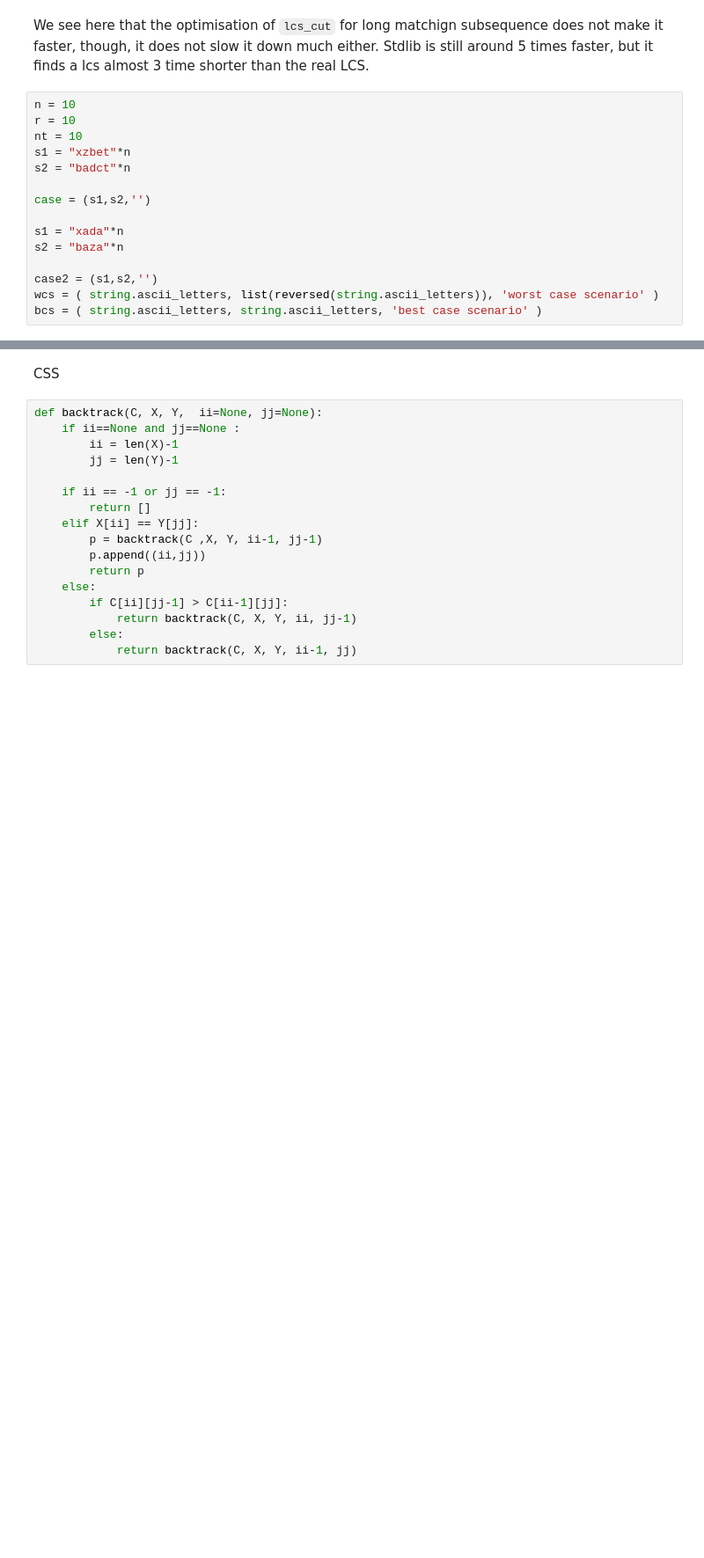
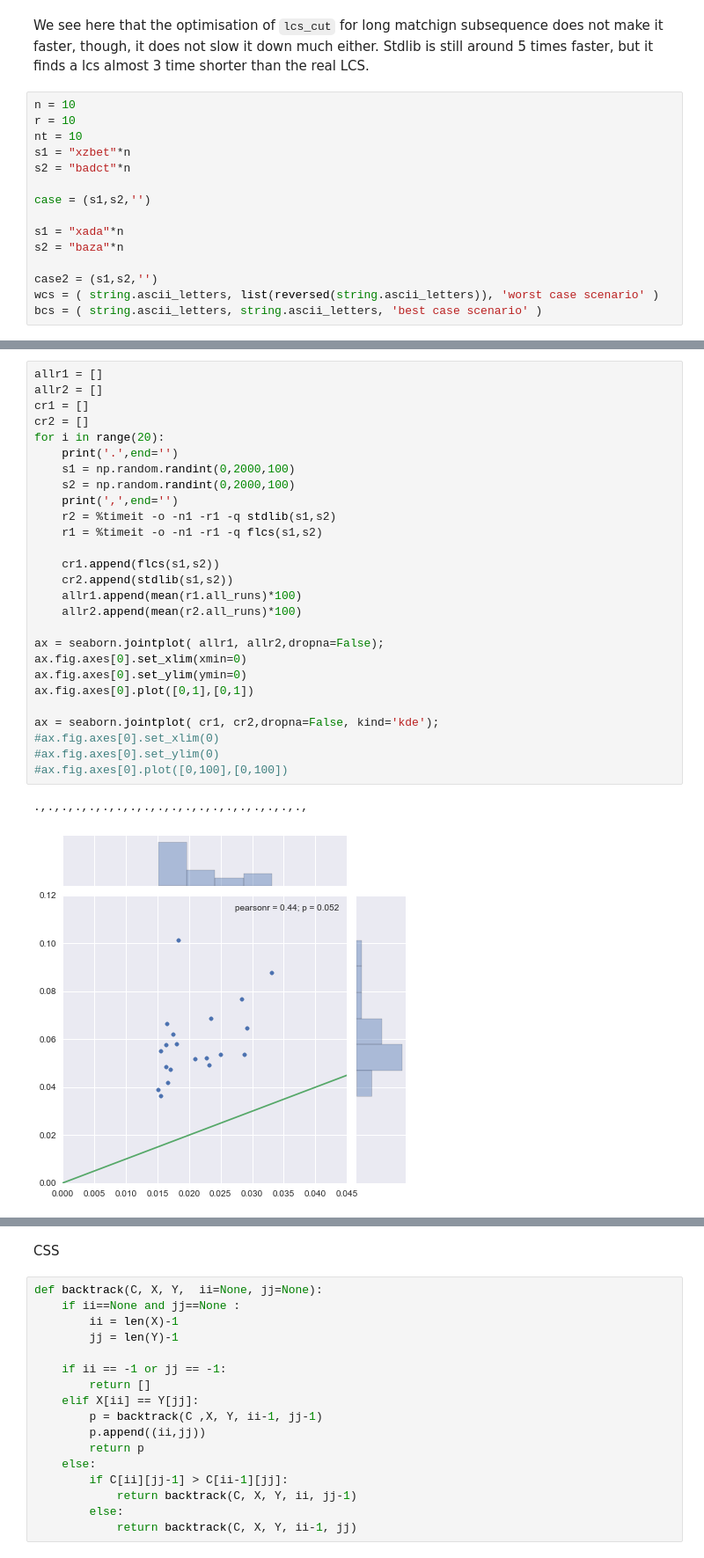
Before and after one commit to Carreau/difflib2.py, a Jupyter notebook: examples/difflib2.ipynb, the cells around one changed output, grey strips where cells are left out. Shown: that part at 88% size. Drawn from its saved outputs; the diff is of its cells as text; blank space fills up the shorter version.

```diff
--- a/examples/difflib2.ipynb
+++ b/examples/difflib2.ipynb
@@ -824,0 +1029,30 @@ pass
+# %%
+allr1 = []
+allr2 = []
+cr1 = []
+cr2 = []
+for i in range(20):
+    print('.',end='')
+    s1 = np.random.randint(0,2000,100)
+    s2 = np.random.randint(0,2000,100)
+    print(',',end='')
+    r2 = %timeit -o -n1 -r1 -q stdlib(s1,s2)
+    r1 = %timeit -o -n1 -r1 -q flcs(s1,s2)
+
+    cr1.append(flcs(s1,s2))
+    cr2.append(stdlib(s1,s2))
+    allr1.append(mean(r1.all_runs)*100)
+    allr2.append(mean(r2.all_runs)*100)
+
+ax = seaborn.jointplot( allr1, allr2,dropna=False);
+ax.fig.axes[0].set_xlim(xmin=0)
+ax.fig.axes[0].set_ylim(ymin=0)
+ax.fig.axes[0].plot([0,1],[0,1])
+
+ax = seaborn.jointplot( cr1, cr2,dropna=False, kind='kde');
+#ax.fig.axes[0].set_xlim(0)
+#ax.fig.axes[0].set_ylim(0)
+#ax.fig.axes[0].plot([0,100],[0,100])
+# %% [output]
+.,.,.,.,.,.,.,.,.,.,.,.,.,.,.,.,.,.,.,.,
+[figure, added]
```
Also changed, not shown: parts of 41 cells of this notebook.
